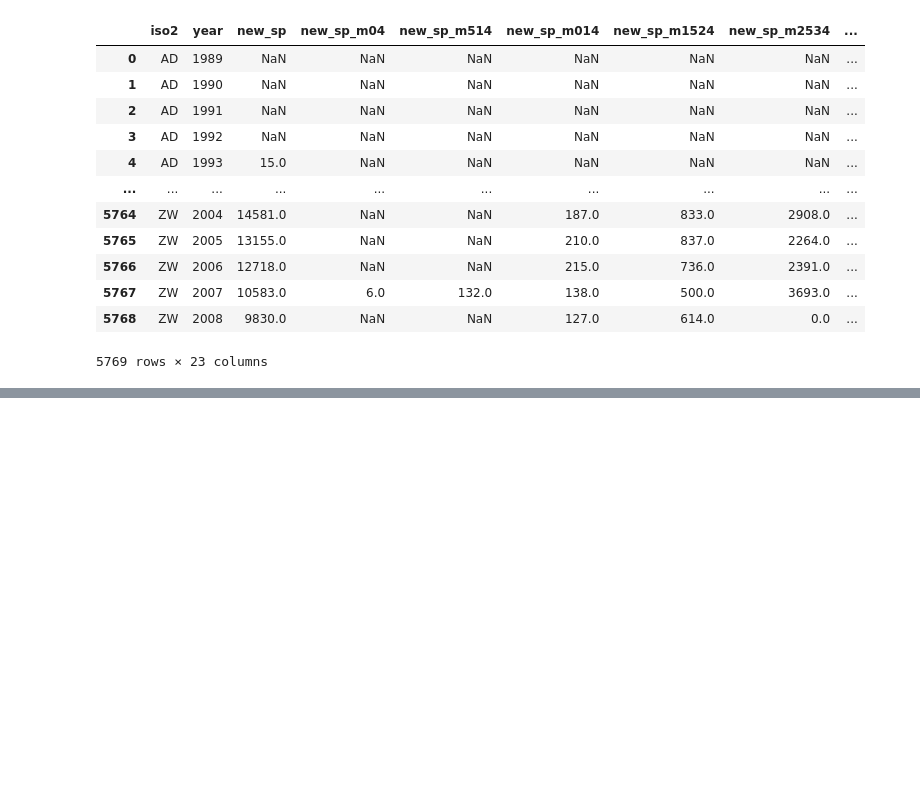
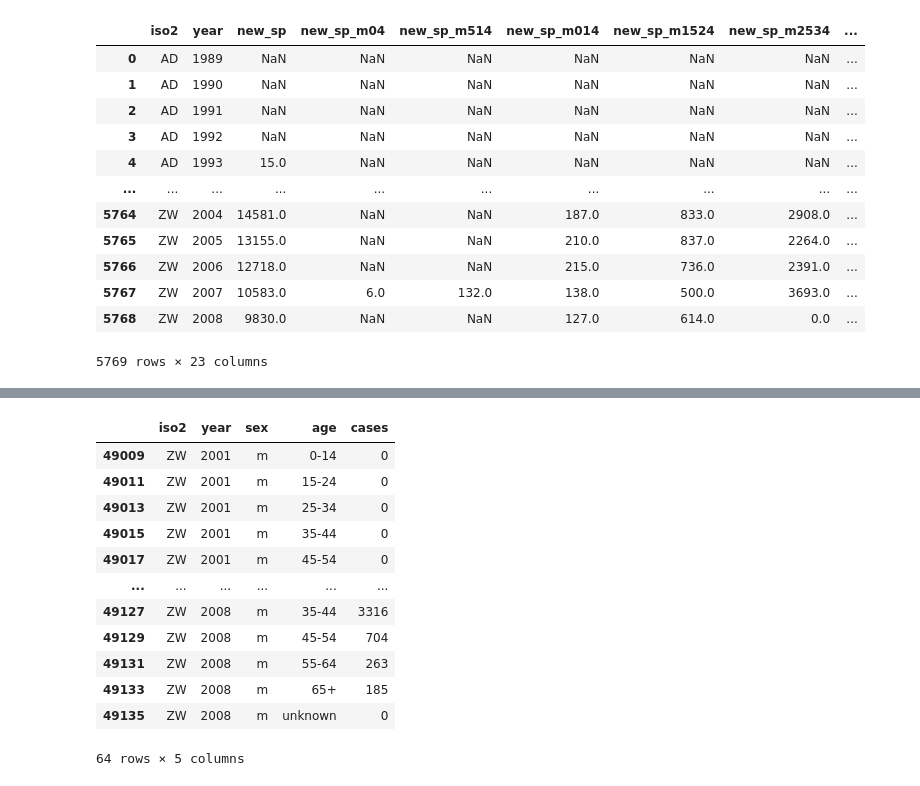
Before and after one commit to Julitaw/AiBD22_JulitaWojcik, a Jupyter notebook: Lab_5/CommandFiles/writtenCode.ipynb, the cells around one changed output, grey strips where cells are left out. Saved outputs shown, nothing was run; the diff lists cells and outputs as text; code cells hidden in the pictures; blank space fills up the shorter version.

```diff
--- a/Lab_5/CommandFiles/writtenCode.ipynb
+++ b/Lab_5/CommandFiles/writtenCode.ipynb
@@ -94,0 +103,17 @@ df.reset_index(drop=True)
+# %%
+# wyświetlenie przypadków w kraju ZW od roku 2001  wśród mężczyzn
+df.loc[(df['year'] > 2000) & (df['iso2'] == 'ZW') & (df['sex'] == 'm')]
+# %% [output]
+|  | iso2 | year | sex | age | cases |
+| 49009 | ZW | 2001 | m | 0-14 | 0 |
+| 49011 | ZW | 2001 | m | 15-24 | 0 |
+| 49013 | ZW | 2001 | m | 25-34 | 0 |
+| 49015 | ZW | 2001 | m | 35-44 | 0 |
+| 49017 | ZW | 2001 | m | 45-54 | 0 |
+| ... | ... | ... | ... | ... | ... |
+| 49127 | ZW | 2008 | m | 35-44 | 3316 |
+| 49129 | ZW | 2008 | m | 45-54 | 704 |
+| 49131 | ZW | 2008 | m | 55-64 | 263 |
+| 49133 | ZW | 2008 | m | 65+ | 185 |
+| 49135 | ZW | 2008 | m | unknown | 0 |
+64 rows × 5 columns
```
Also changed, not shown: parts of 5 cells of this notebook, 4 other files.
